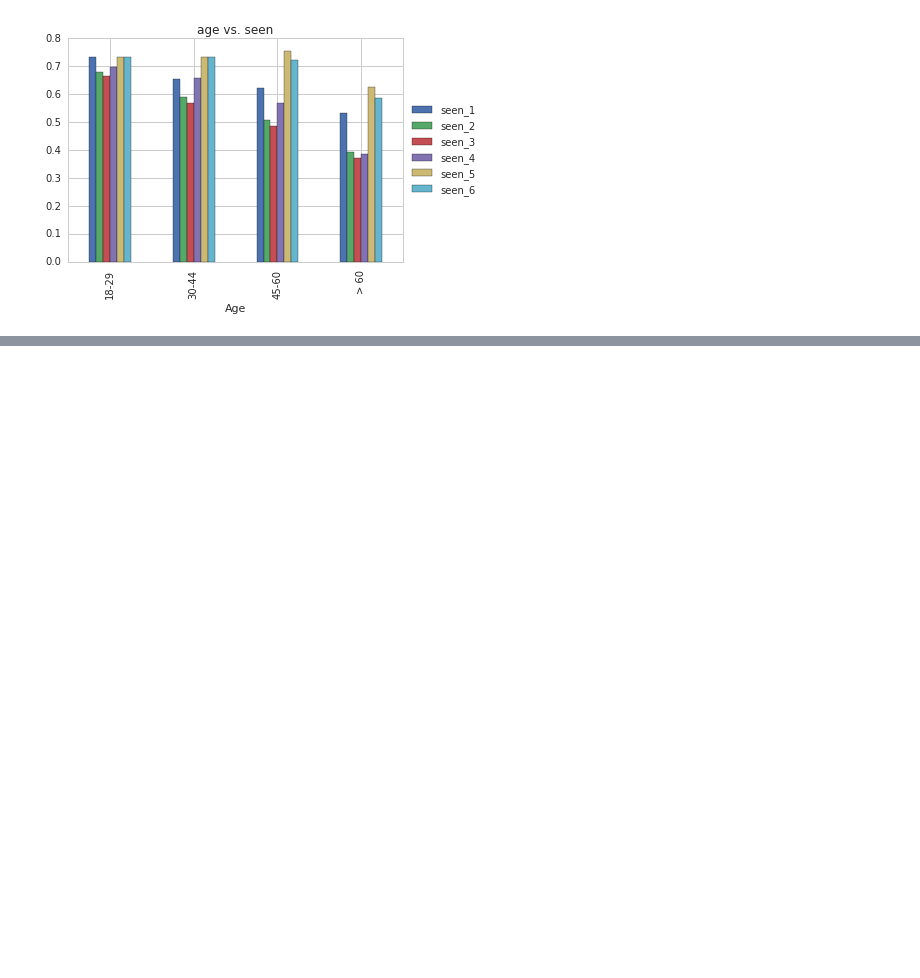
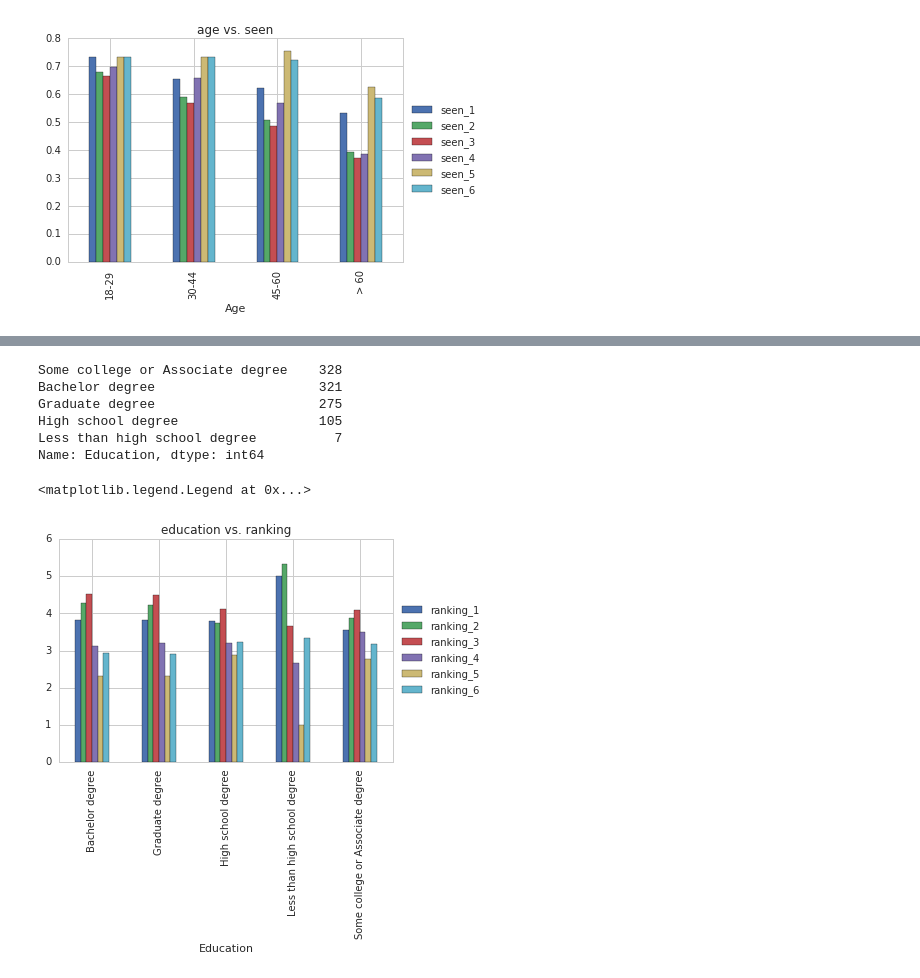
Before and after one commit to Xuehong-pdx/Self-directed-learning-Python_Projects, a Jupyter notebook: star wars survey analysis.ipynb, the cells around one changed output, grey strips where cells are left out. Cells and saved outputs as stored; diff of their text form; code cells hidden in the pictures; blank space fills up the shorter version.

```diff
--- a/star wars survey analysis.ipynb
+++ b/star wars survey analysis.ipynb
@@ -161,0 +159,17 @@ None
+# %%
+star_wars['Education'].value_counts()
+# %% [output]
+Some college or Associate degree    328
+Bachelor degree                     321
+Graduate degree                     275
+High school degree                  105
+Less than high school degree          7
+Name: Education, dtype: int64
+# %%
+education_mean=star_wars.groupby('Education').mean()
+education_mean.plot.bar(y=['ranking_1','ranking_2', 'ranking_3', 'ranking_4', 'ranking_5', 'ranking_6'])
+plt.title('education vs. ranking')
+plt.legend(loc='center left', bbox_to_anchor=(1, 0.5))
+# %% [output]
+<matplotlib.legend.Legend at 0x...>
+[figure, added]
```
Also changed, not shown: parts of 2 cells of this notebook.
